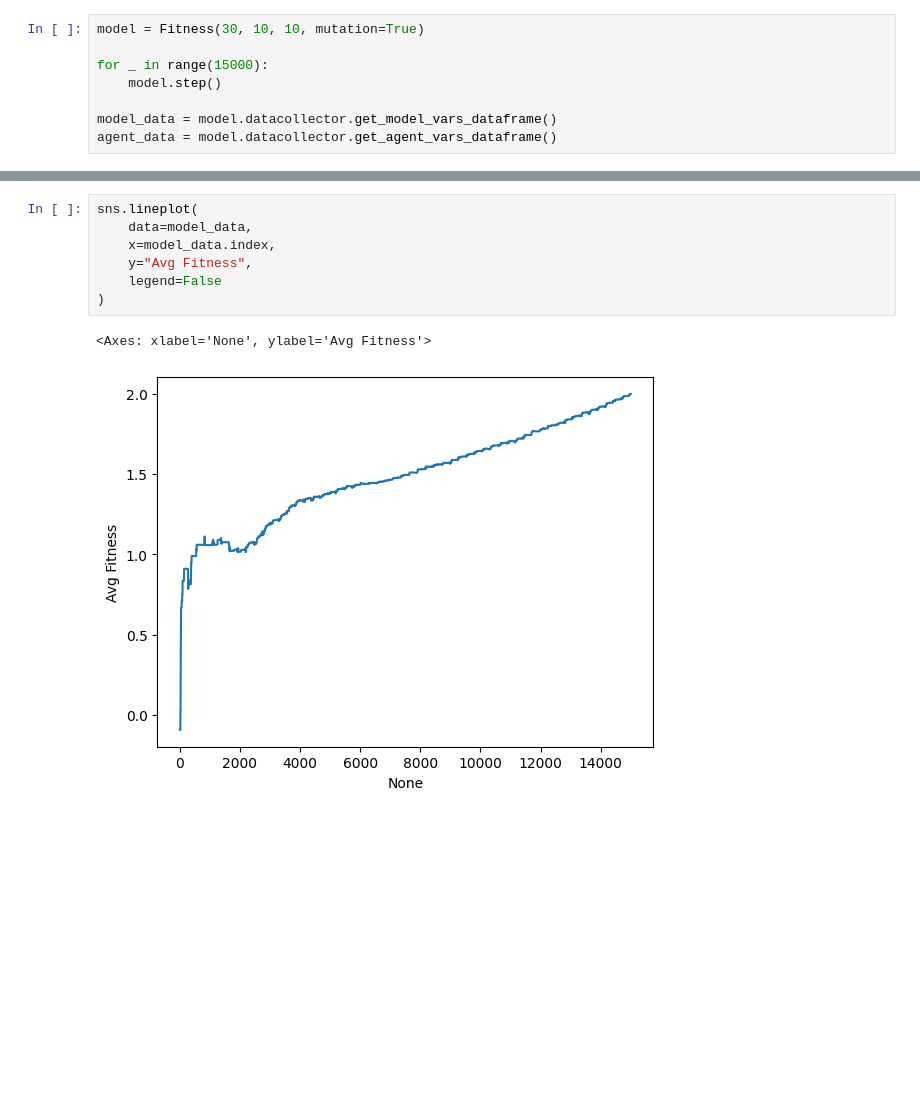
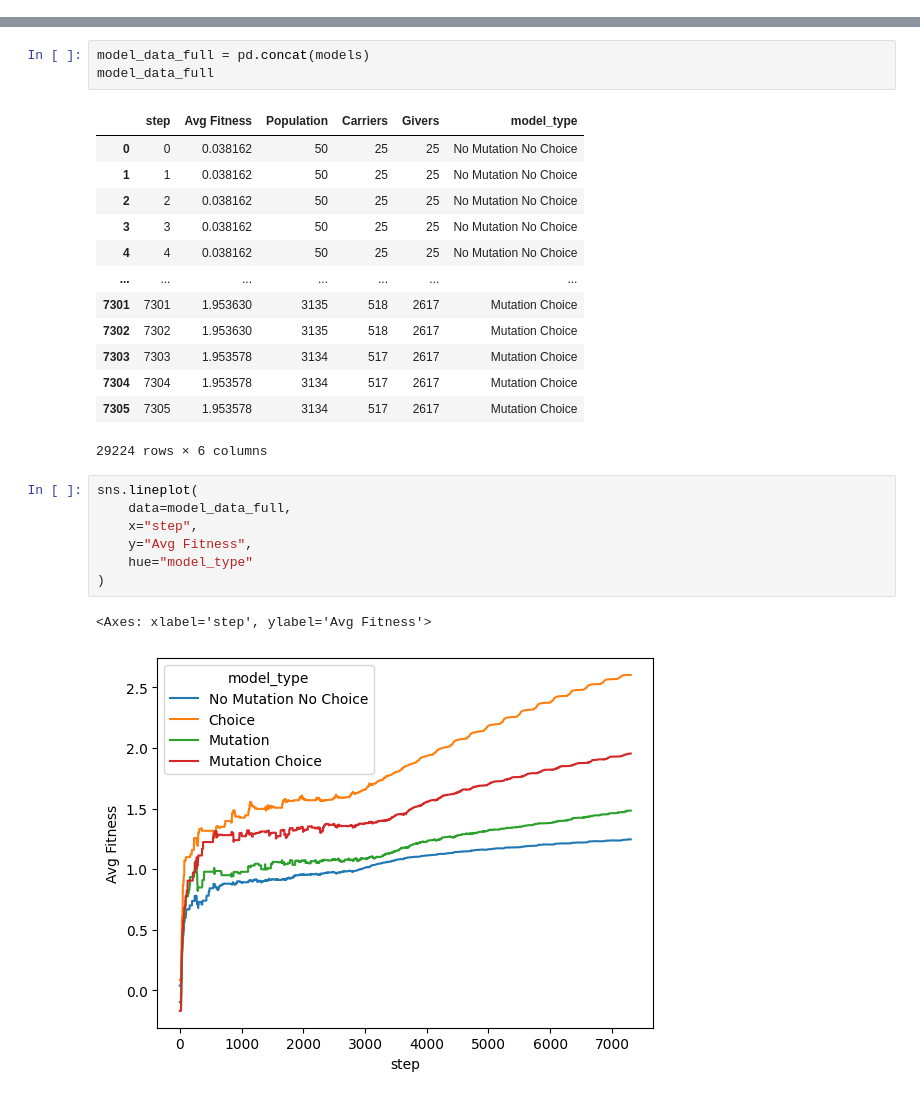
Before and after one commit to bytang/reproductive-strategies, a Jupyter notebook: doodles.ipynb, the cells around one changed output, grey strips where cells are left out. Cells and saved outputs as stored; diff of their text form; blank space fills up the shorter version.

```diff
--- a/doodles.ipynb
+++ b/doodles.ipynb
@@ -7,8 +15,0 @@ import seaborn.objects as so
-# %%
-model = Fitness(30, 10, 10, mutation=True)
-
-for _ in range(15000):
-    model.step()
-
-model_data = model.datacollector.get_model_vars_dataframe()
-agent_data = model.datacollector.get_agent_vars_dataframe()
@@ -60,12 +51,29 @@ print(model_data)
+# %%
+model_data_full = pd.concat(models)
+model_data_full
+# %% [output]
+|  | step | Avg Fitness | Population | Carriers | Givers | model_type |
+| 0 | 0 | 0.038162 | 50 | 25 | 25 | No Mutation No Choice |
+| 1 | 1 | 0.038162 | 50 | 25 | 25 | No Mutation No Choice |
+| 2 | 2 | 0.038162 | 50 | 25 | 25 | No Mutation No Choice |
+| 3 | 3 | 0.038162 | 50 | 25 | 25 | No Mutation No Choice |
+| 4 | 4 | 0.038162 | 50 | 25 | 25 | No Mutation No Choice |
+| ... | ... | ... | ... | ... | ... | ... |
+| 7301 | 7301 | 1.953630 | 3135 | 518 | 2617 | Mutation Choice |
+| 7302 | 7302 | 1.953630 | 3135 | 518 | 2617 | Mutation Choice |
+| 7303 | 7303 | 1.953578 | 3134 | 517 | 2617 | Mutation Choice |
+| 7304 | 7304 | 1.953578 | 3134 | 517 | 2617 | Mutation Choice |
+| 7305 | 7305 | 1.953578 | 3134 | 517 | 2617 | Mutation Choice |
+29224 rows × 6 columns
 # %%
 sns.lineplot(
-    data=model_data,
-    x=model_data.index,
+    data=model_data_full,
+    x="step",
     y="Avg Fitness",
-    legend=False
+    hue="model_type"
 )
 # %% [output]
-<Axes: xlabel='None', ylabel='Avg Fitness'>
+<Axes: xlabel='step', ylabel='Avg Fitness'>
-[figure, old version]
+[figure, new version]
 # %%
 sns.lineplot(
```
Also changed, not shown: parts of 13 cells of this notebook, 2 other files.
